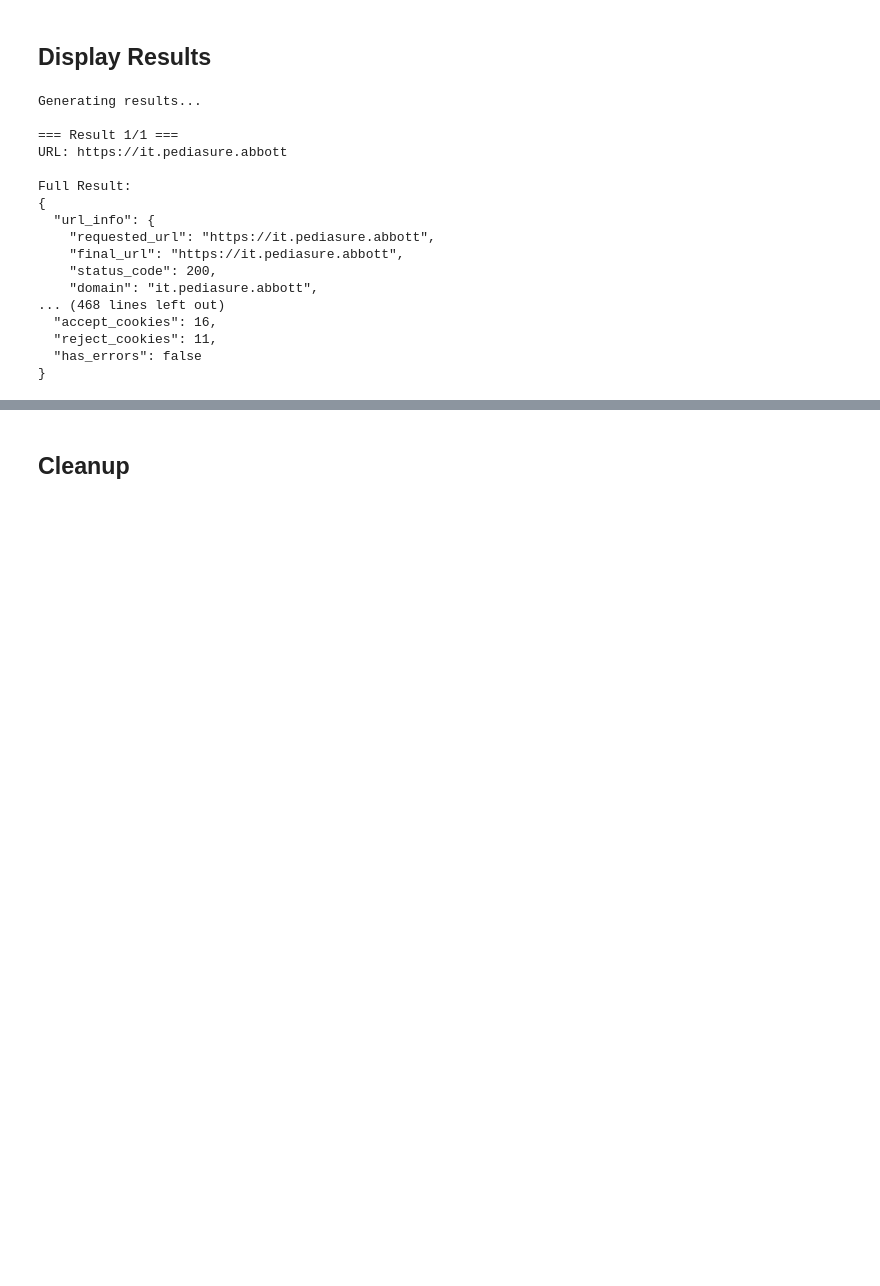
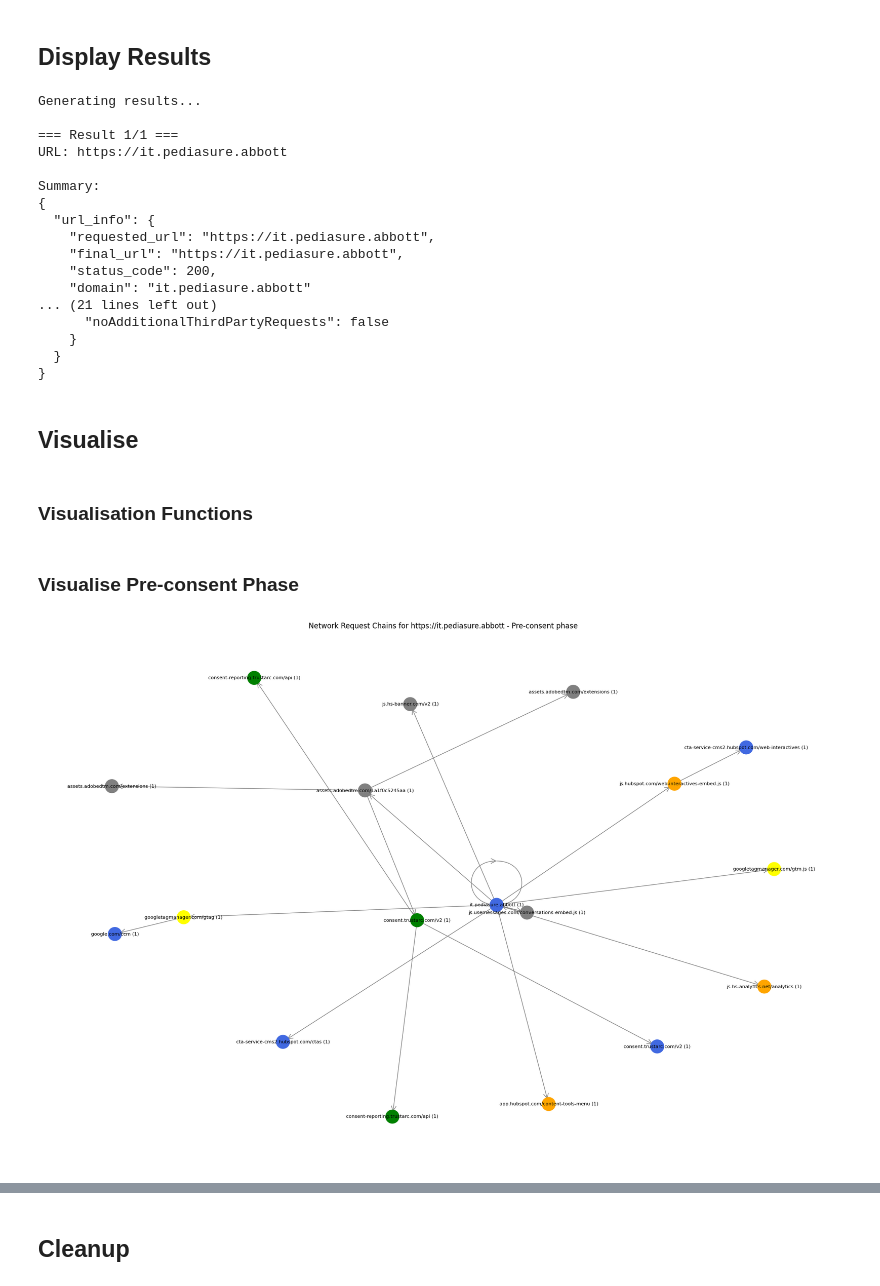
Before and after one commit to mz-mustafa/cod, a Jupyter notebook: main.ipynb, the cells around one changed output, grey strips where cells are left out. Saved outputs shown, nothing was run; the diff lists cells and outputs as text; code cells hidden in the pictures; blank space fills up the shorter version.

```diff
--- a/main.ipynb
+++ b/main.ipynb
@@ -58,6 +61,7 @@ Processing 1 URLs:
 # %% [markdown]
 ## Ensure URL format is correct
 # %%
+test_urls = ['it.pediasure.abbott']
 formatted_urls = []
 for url in test_urls:
    if not url.startswith(('http://', 'https://')):
@@ -120,11 +112,11 @@ for i, result in enumerate(all_results, 1):
     print(f"\n=== Result {i}/{len(all_results)} ===")
     print(f"URL: {result.url_info['requested_url']}")
 
-    print("\nFull Result:")
-    print(json.dumps(result.__dict__, indent=2))
+    #print("\nFull Result:")
+    #print(json.dumps(asdict(result), indent=2))
 
     print("\nSummary:")
-    summary = data_collector.create_summary(result)  # Changed this line
+    summary = data_collector.generate_cod_results(result, include_network_chains=False)
     print(json.dumps(summary, indent=2))
 
     if result.errors:
@@ -137,15 +129,19 @@ Generating results...
 === Result 1/1 ===
 URL: https://it.pediasure.abbott
 
-Full Result:
+Summary:
 {
   "url_info": {
     "requested_url": "https://it.pediasure.abbott",
     "final_url": "https://it.pediasure.abbott",
     "status_code": 200,
-    "domain": "it.pediasure.abbott",
-... (468 lines left out)
-  "accept_cookies": 16,
-  "reject_cookies": 11,
-  "has_errors": false
+    "domain": "it.pediasure.abbott"
+... (21 lines left out)
+      "noAdditionalThirdPartyRequests": false
+    }
+  }
 }
+# %% [markdown]
+## Visualise
+# %% [markdown]
+### Visualisation Functions
@@ -151,0 +322,6 @@ Full Result:
+# %% [markdown]
+### Visualise Pre-consent Phase
+# %%
+draw_network_graph(all_results[0], False, False, True, "Pre-consent")
+# %% [output]
+[figure, added]
```
Also changed, not shown: parts of 9 cells of this notebook, 3 other files.
